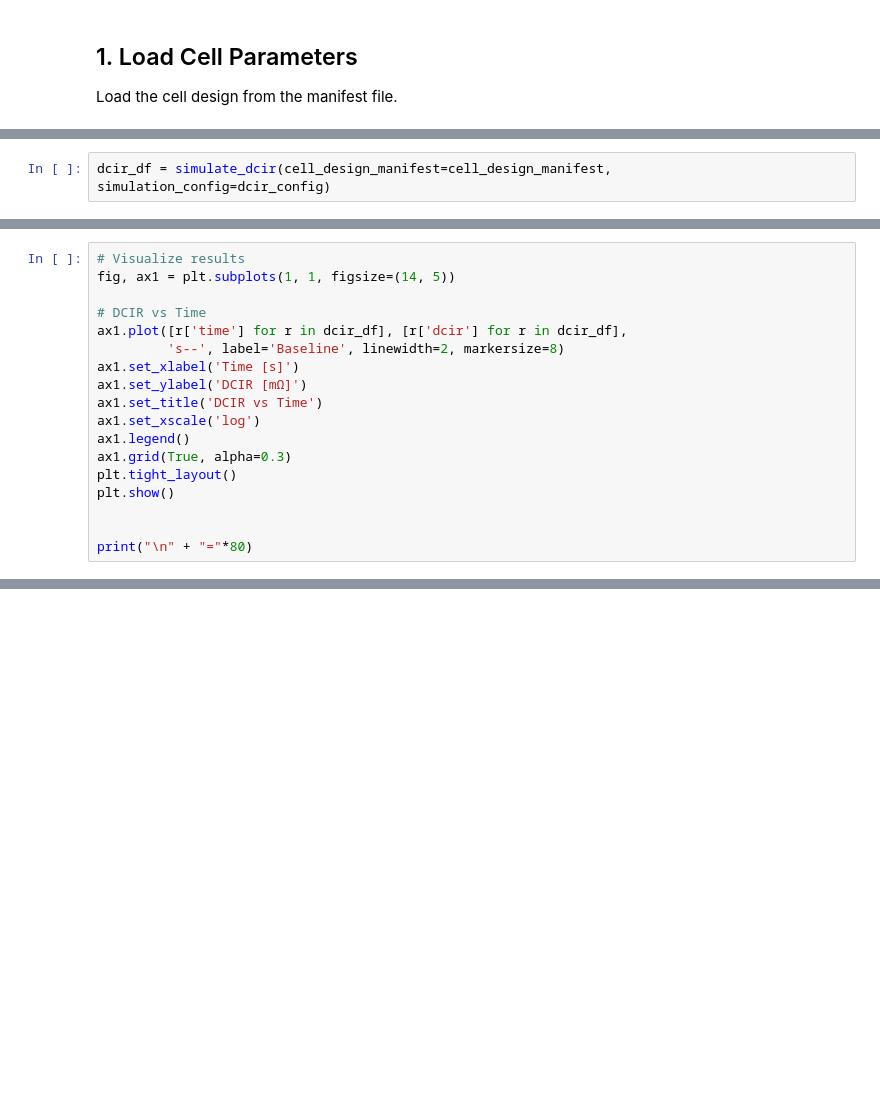
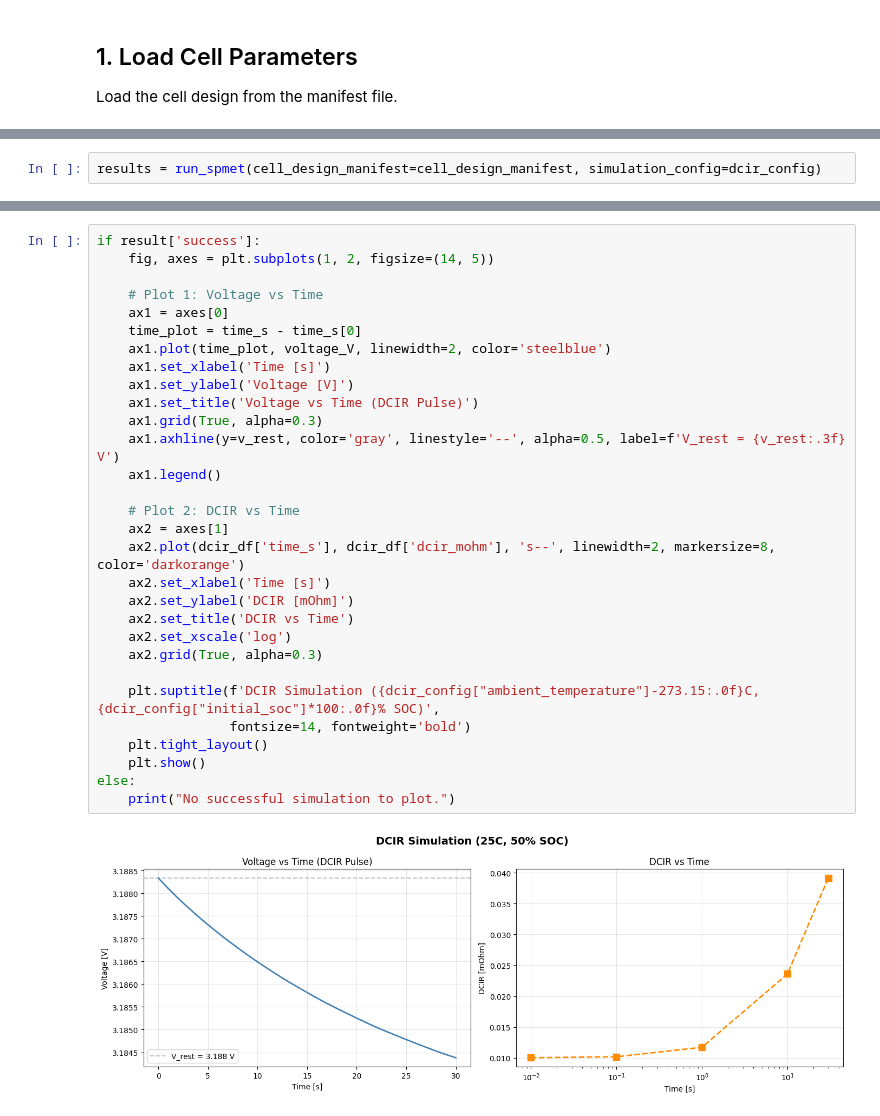
Before and after one commit to arismachina/demo-model-library, a Jupyter notebook: notebooks/simulate_dcir.ipynb, the cells around one changed output, grey strips where cells are left out. Cells and saved outputs as stored; diff of their text form; blank space fills up the shorter version.

Commit message:
Refactor to unified SPMeT model: replace separate simulation modules with single experiment-based interface

```diff
--- a/notebooks/simulate_dcir.ipynb
+++ b/notebooks/simulate_dcir.ipynb
@@ -53,3 +67,3 @@ For LFP cells, we use the **Prada2013** parameter set.
 # %%
-dcir_df = simulate_dcir(cell_design_manifest=cell_design_manifest, simulation_config=dcir_config)
+results = run_spmet(cell_design_manifest=cell_design_manifest, simulation_config=dcir_config)
 # %% [output]
@@ -73,18 +86,0 @@ Running DCIR simulation...
-# %%
-# Visualize results
-fig, ax1 = plt.subplots(1, 1, figsize=(14, 5))
-
-# DCIR vs Time
-ax1.plot([r['time'] for r in dcir_df], [r['dcir'] for r in dcir_df],
-         's--', label='Baseline', linewidth=2, markersize=8)
-ax1.set_xlabel('Time [s]')
-ax1.set_ylabel('DCIR [mΩ]')
-ax1.set_title('DCIR vs Time')
-ax1.set_xscale('log')
-ax1.legend()
-ax1.grid(True, alpha=0.3)
-plt.tight_layout()
-plt.show()
-
-
-print("\n" + "="*80)
@@ -93,0 +131,32 @@ print("\n" + "="*80)
+# %%
+if result['success']:
+    fig, axes = plt.subplots(1, 2, figsize=(14, 5))
+
+    # Plot 1: Voltage vs Time
+    ax1 = axes[0]
+    time_plot = time_s - time_s[0]
+    ax1.plot(time_plot, voltage_V, linewidth=2, color='steelblue')
+    ax1.set_xlabel('Time [s]')
+    ax1.set_ylabel('Voltage [V]')
+    ax1.set_title('Voltage vs Time (DCIR Pulse)')
+    ax1.grid(True, alpha=0.3)
+    ax1.axhline(y=v_rest, color='gray', linestyle='--', alpha=0.5, label=f'V_rest = {v_rest:.3f} V')
+    ax1.legend()
+
+    # Plot 2: DCIR vs Time
+    ax2 = axes[1]
+    ax2.plot(dcir_df['time_s'], dcir_df['dcir_mohm'], 's--', linewidth=2, markersize=8, color='darkorange')
+    ax2.set_xlabel('Time [s]')
+    ax2.set_ylabel('DCIR [mOhm]')
+    ax2.set_title('DCIR vs Time')
+    ax2.set_xscale('log')
+    ax2.grid(True, alpha=0.3)
+
+    plt.suptitle(f'DCIR Simulation ({dcir_config["ambient_temperature"]-273.15:.0f}C, {dcir_config["initial_soc"]*100:.0f}% SOC)',
+                 fontsize=14, fontweight='bold')
+    plt.tight_layout()
+    plt.show()
+else:
+    print("No successful simulation to plot.")
+# %% [output]
+[figure, added]
```
Also changed, not shown: parts of 6 cells of this notebook, 16 other files.
